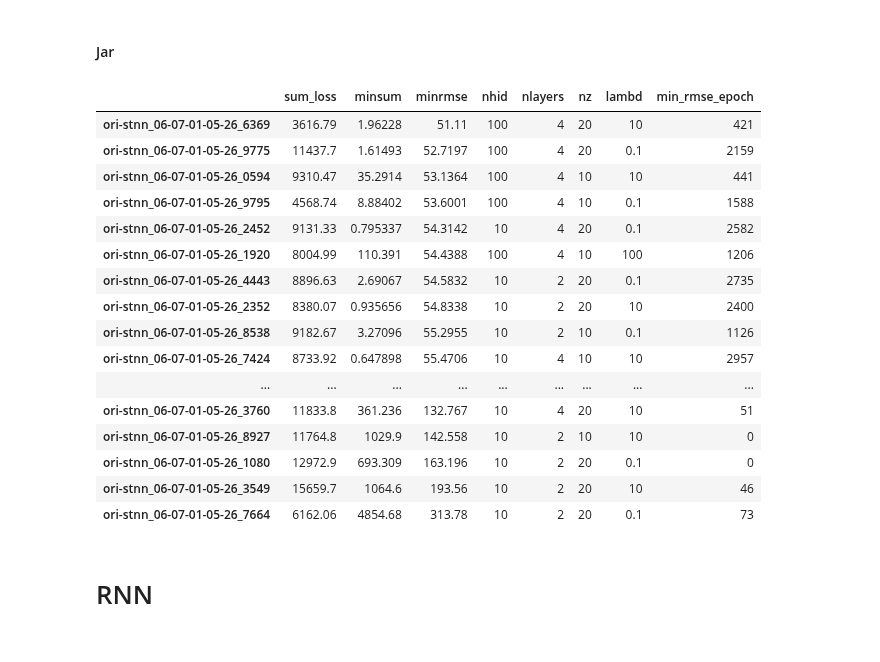
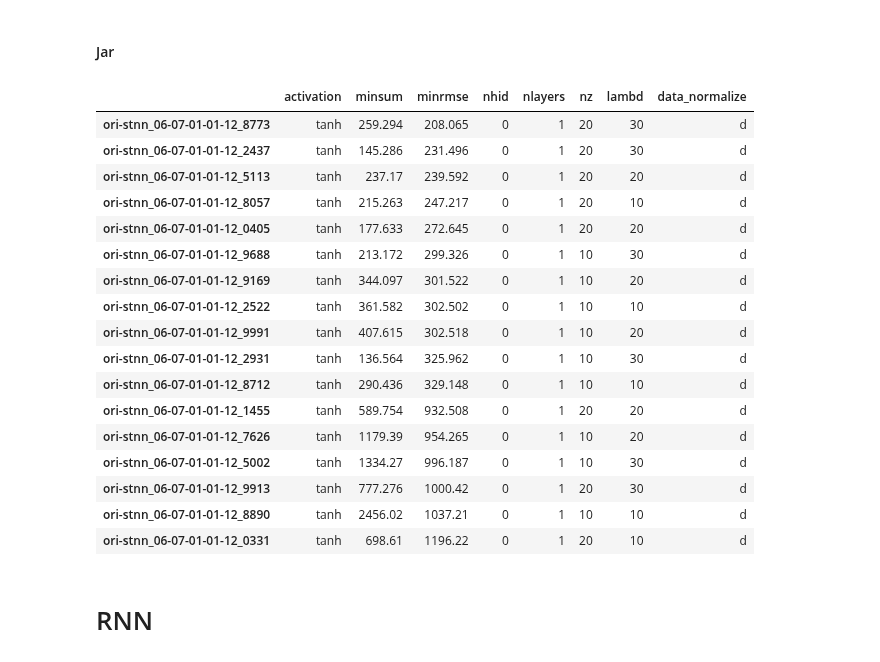
Before and after one commit to wtding1998/RNN_nCov, a Jupyter notebook: ncov_pred3.ipynb, the cells around one changed output. Cells and saved outputs as stored; diff of their text form; code cells hidden in the pictures.

```diff
--- a/ncov_pred3.ipynb
+++ b/ncov_pred3.ipynb
@@ -368,32 +368,33 @@ mar_df
 # %% [markdown]
 #### Jar
 # %%
-mar_folder = os.path.abspath(os.path.join(os.getcwd(), '..', 'output', 'mar0606'))
-mar_result = result.Printer(mar_folder)
+feb_folder = os.path.abspath(os.path.join(os.getcwd(), '..', 'output', 'feb0606'))
+feb_result = result.Printer(feb_folder)
 pd.options.display.max_rows = None
-# a = mar_result.get_df(col=['train_loss', 'test_loss', 'mode']).sort_values('test_loss', ascending=True)
-mar_df = mar_result.get_df(col=['sum_loss', 'minsum', 'minrmse', 'nhid', 'nlayers', 'nz', 'lambd', 'min_rmse_epoch'], increase=False).sort_values('minrmse')
-# mar_df = mar_result.get_df(col=['nlayers', 'nhid', 'nz', 'lambd', 'time_datas', 'activation'], increase=False)
+# a = feb_result.get_df(col=['train_loss', 'test_loss', 'mode']).sort_values('test_loss', ascending=True)
+feb_df = feb_result.get_df(col=['activation', 'minsum', 'minrmse', 'nhid', 'nlayers', 'nz', 'lambd', 'data_normalize'], increase=False).sort_values('minrmse')
+# feb_df = feb_result.get_df(col=['nlayers', 'nhid', 'nz', 'lambd', 'time_datas', 'activation'], increase=False)
 
-mar_df
+feb_df
 # %% [output]
-|  | sum_loss | minsum | minrmse | nhid | nlayers | nz | lambd | min_rmse_epoch |
-| ori-stnn_06-07-01-05-26_6369 | 3616.79 | 1.96228 | 51.11 | 100 | 4 | 20 | 10 | 421 |
-| ori-stnn_06-07-01-05-26_9775 | 11437.7 | 1.61493 | 52.7197 | 100 | 4 | 20 | 0.1 | 2159 |
-| ori-stnn_06-07-01-05-26_0594 | 9310.47 | 35.2914 | 53.1364 | 100 | 4 | 10 | 10 | 441 |
-| ori-stnn_06-07-01-05-26_9795 | 4568.74 | 8.88402 | 53.6001 | 100 | 4 | 10 | 0.1 | 1588 |
-| ori-stnn_06-07-01-05-26_2452 | 9131.33 | 0.795337 | 54.3142 | 10 | 4 | 20 | 0.1 | 2582 |
-| ori-stnn_06-07-01-05-26_1920 | 8004.99 | 110.391 | 54.4388 | 100 | 4 | 10 | 100 | 1206 |
-| ori-stnn_06-07-01-05-26_4443 | 8896.63 | 2.69067 | 54.5832 | 10 | 2 | 20 | 0.1 | 2735 |
-| ori-stnn_06-07-01-05-26_2352 | 8380.07 | 0.935656 | 54.8338 | 10 | 2 | 20 | 10 | 2400 |
-| ori-stnn_06-07-01-05-26_8538 | 9182.67 | 3.27096 | 55.2955 | 10 | 2 | 10 | 0.1 | 1126 |
-| ori-stnn_06-07-01-05-26_7424 | 8733.92 | 0.647898 | 55.4706 | 10 | 4 | 10 | 10 | 2957 |
-| ... | ... | ... | ... | ... | ... | ... | ... | ... |
-| ori-stnn_06-07-01-05-26_3760 | 11833.8 | 361.236 | 132.767 | 10 | 4 | 20 | 10 | 51 |
-| ori-stnn_06-07-01-05-26_8927 | 11764.8 | 1029.9 | 142.558 | 10 | 2 | 10 | 10 | 0 |
-| ori-stnn_06-07-01-05-26_1080 | 12972.9 | 693.309 | 163.196 | 10 | 2 | 20 | 0.1 | 0 |
-| ori-stnn_06-07-01-05-26_3549 | 15659.7 | 1064.6 | 193.56 | 10 | 2 | 20 | 10 | 46 |
-| ori-stnn_06-07-01-05-26_7664 | 6162.06 | 4854.68 | 313.78 | 10 | 2 | 20 | 0.1 | 73 |
+|  | activation | minsum | minrmse | nhid | nlayers | nz | lambd | data_normalize |
+| ori-stnn_06-07-01-01-12_8773 | tanh | 259.294 | 208.065 | 0 | 1 | 20 | 30 | d |
+| ori-stnn_06-07-01-01-12_2437 | tanh | 145.286 | 231.496 | 0 | 1 | 20 | 30 | d |
+| ori-stnn_06-07-01-01-12_5113 | tanh | 237.17 | 239.592 | 0 | 1 | 20 | 20 | d |
+| ori-stnn_06-07-01-01-12_8057 | tanh | 215.263 | 247.217 | 0 | 1 | 20 | 10 | d |
+| ori-stnn_06-07-01-01-12_0405 | tanh | 177.633 | 272.645 | 0 | 1 | 20 | 20 | d |
+| ori-stnn_06-07-01-01-12_9688 | tanh | 213.172 | 299.326 | 0 | 1 | 10 | 30 | d |
+| ori-stnn_06-07-01-01-12_9169 | tanh | 344.097 | 301.522 | 0 | 1 | 10 | 20 | d |
+| ori-stnn_06-07-01-01-12_2522 | tanh | 361.582 | 302.502 | 0 | 1 | 10 | 10 | d |
+| ori-stnn_06-07-01-01-12_9991 | tanh | 407.615 | 302.518 | 0 | 1 | 10 | 20 | d |
+| ori-stnn_06-07-01-01-12_2931 | tanh | 136.564 | 325.962 | 0 | 1 | 10 | 30 | d |
+| ori-stnn_06-07-01-01-12_8712 | tanh | 290.436 | 329.148 | 0 | 1 | 10 | 10 | d |
+| ori-stnn_06-07-01-01-12_1455 | tanh | 589.754 | 932.508 | 0 | 1 | 20 | 20 | d |
+| ori-stnn_06-07-01-01-12_7626 | tanh | 1179.39 | 954.265 | 0 | 1 | 10 | 20 | d |
+| ori-stnn_06-07-01-01-12_5002 | tanh | 1334.27 | 996.187 | 0 | 1 | 10 | 30 | d |
+| ori-stnn_06-07-01-01-12_9913 | tanh | 777.276 | 1000.42 | 0 | 1 | 20 | 30 | d |
+| ori-stnn_06-07-01-01-12_8890 | tanh | 2456.02 | 1037.21 | 0 | 1 | 10 | 10 | d |
+| ori-stnn_06-07-01-01-12_0331 | tanh | 698.61 | 1196.22 | 0 | 1 | 20 | 10 | d |
 # %% [markdown]
 # RNN
 # %%
```
Also changed, not shown: 2 other files.
